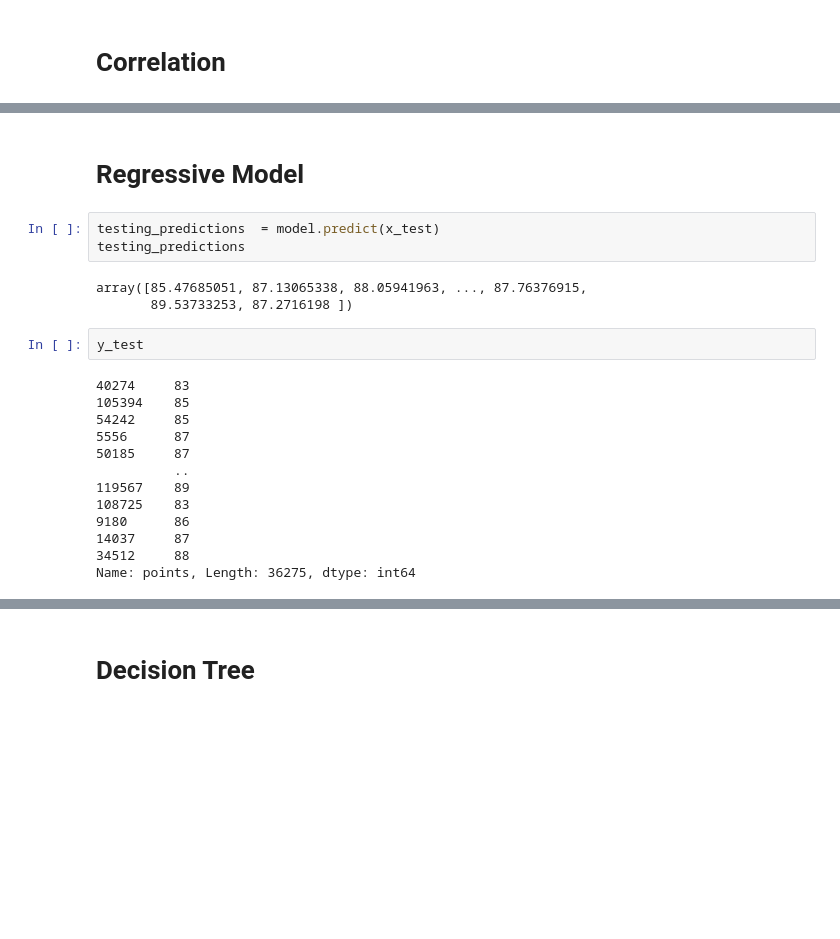
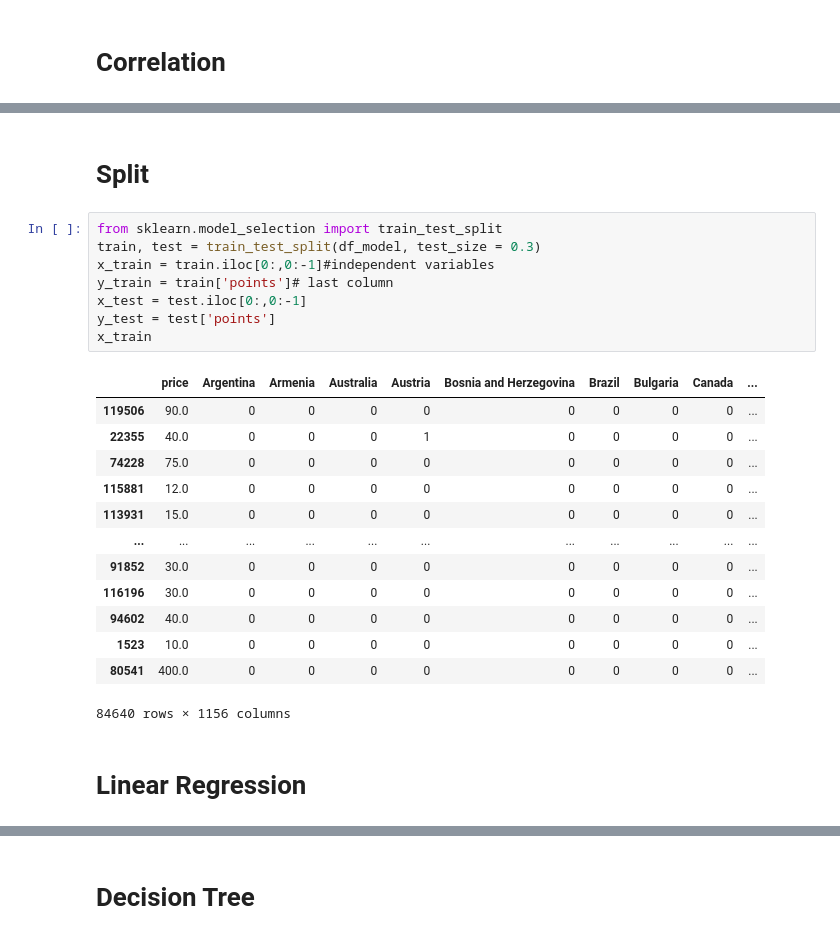
Before and after one commit to laurelhickey/Data_Analytics_Project, a Jupyter notebook: DA.ipynb, the cells around one changed output, grey strips where cells are left out. Cells and saved outputs as stored; diff of their text form; blank space fills up the shorter version.

Commit message:
add more models

```diff
--- a/DA.ipynb
+++ b/DA.ipynb
@@ -124,23 +95,26 @@ sns.lmplot(y = 'price', x='points', data=df)
-# %% [markdown]
-# Regressive Model
-# %%
-testing_predictions  = model.predict(x_test)
-testing_predictions
-# %% [output]
-array([85.47685051, 87.13065338, 88.05941963, ..., 87.76376915,
-       89.53733253, 87.2716198 ])
-# %%
-y_test
-# %% [output]
-40274     83
-105394    85
-54242     85
-5556      87
-50185     87
-          ..
-119567    89
-108725    83
-9180      86
-14037     87
-34512     88
-Name: points, Length: 36275, dtype: int64
+# %% [markdown]
+# Split
+# %%
+from sklearn.model_selection import train_test_split
+train, test = train_test_split(df_model, test_size = 0.3)
+x_train = train.iloc[0:,0:-1]#independent variables
+y_train = train['points']# last column
+x_test = test.iloc[0:,0:-1]
+y_test = test['points']
+x_train
+# %% [output]
+|  | price | Argentina | Armenia | Australia | Austria | Bosnia and Herzegovina | Brazil | Bulgaria | Canada | ... |
+| 119506 | 90.0 | 0 | 0 | 0 | 0 | 0 | 0 | 0 | 0 | ... |
+| 22355 | 40.0 | 0 | 0 | 0 | 1 | 0 | 0 | 0 | 0 | ... |
+| 74228 | 75.0 | 0 | 0 | 0 | 0 | 0 | 0 | 0 | 0 | ... |
+| 115881 | 12.0 | 0 | 0 | 0 | 0 | 0 | 0 | 0 | 0 | ... |
+| 113931 | 15.0 | 0 | 0 | 0 | 0 | 0 | 0 | 0 | 0 | ... |
+| ... | ... | ... | ... | ... | ... | ... | ... | ... | ... | ... |
+| 91852 | 30.0 | 0 | 0 | 0 | 0 | 0 | 0 | 0 | 0 | ... |
+| 116196 | 30.0 | 0 | 0 | 0 | 0 | 0 | 0 | 0 | 0 | ... |
+| 94602 | 40.0 | 0 | 0 | 0 | 0 | 0 | 0 | 0 | 0 | ... |
+| 1523 | 10.0 | 0 | 0 | 0 | 0 | 0 | 0 | 0 | 0 | ... |
+| 80541 | 400.0 | 0 | 0 | 0 | 0 | 0 | 0 | 0 | 0 | ... |
+84640 rows × 1156 columns
+# %% [markdown]
+# Linear Regression
```
Also changed, not shown: parts of 28 cells of this notebook.
